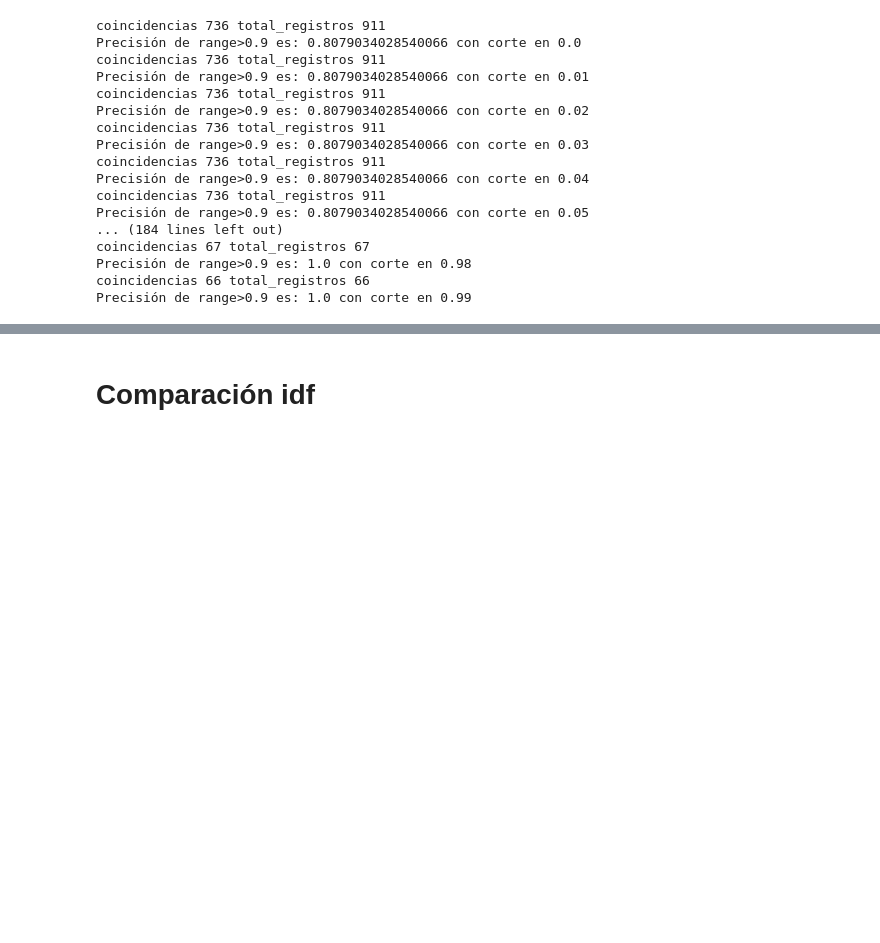
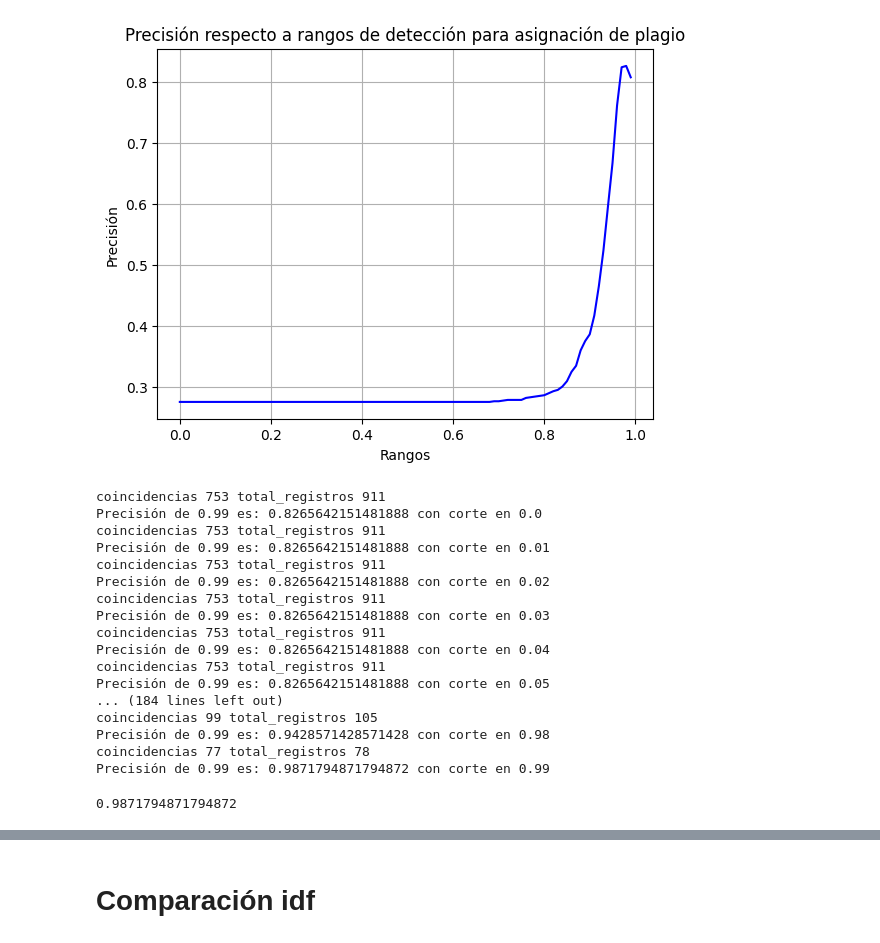
Before and after one commit to DiegoPad2001/PlagiarismDetectorML, a Jupyter notebook: DistProb.ipynb, the cells around one changed output, grey strips where cells are left out. Cells and saved outputs as stored; diff of their text form; code cells hidden in the pictures; blank space fills up the shorter version.

Commit message:
Add graphics

```diff
--- a/DistProb.ipynb
+++ b/DistProb.ipynb
@@ -78,9 +78,9 @@ def asignar_verdict(level, result):
     else:
         return 0
 # %%
-for i in range(10):
-    name = "range>0." + str(i)
-    level = i/10
+for i in range(100):
+    name = str(i/100)
+    level = i/100
     data[name] = data['ResulComp'].apply(lambda x: asignar_verdict(level,x))
 # %%
 total_registros = len(data)
@@ -103,29 +125,59 @@ Precisión de range>0.9 es: 0.8079034028540066
+# %%
+import matplotlib.pyplot as plt
+
+# Datos de ejemplo
+x = rangos
+y = precisiones_rangos
+
+# Crear el gráfico
+plt.plot(x, y, color='blue')
+
+# Establecer título y etiquetas de los ejes
+plt.title("Precisión respecto a rangos de detección para asignación de plagio")
+plt.xlabel('Rangos')
+plt.ylabel('Precisión')
+
+plt.grid(True)
+
+
+# Mostrar el gráfico
+plt.show()
+# %% [output]
+[figure, added]
 # %%
 datap = data
 # %%
 i = 1
+precisiones = []
+cortes = []
 for i in range(100):
     datap = datap[datap["ResulComp"]>(i/100)]
     total_registros = len(datap)
-    coincidencias = (datap['verdict'] == datap["range>0.9"]).sum()
+    coincidencias = (datap['verdict'] == datap[indice]).sum()
     precision = coincidencias / total_registros
+    precisiones.append(precision)
+    cortes.append(i/100)
     print("coincidencias",coincidencias,"total_registros",total_registros)
     print("Precisión de", name, "es:", precision, "con corte en", (i/100))
 # %% [output]
-coincidencias 736 total_registros 911
-Precisión de range>0.9 es: 0.8079034028540066 con corte en 0.0
-coincidencias 736 total_registros 911
-Precisión de range>0.9 es: 0.8079034028540066 con corte en 0.01
-coincidencias 736 total_registros 911
-Precisión de range>0.9 es: 0.8079034028540066 con corte en 0.02
-coincidencias 736 total_registros 911
-Precisión de range>0.9 es: 0.8079034028540066 con corte en 0.03
-coincidencias 736 total_registros 911
-Precisión de range>0.9 es: 0.8079034028540066 con corte en 0.04
-coincidencias 736 total_registros 911
-Precisión de range>0.9 es: 0.8079034028540066 con corte en 0.05
+coincidencias 753 total_registros 911
+Precisión de 0.99 es: 0.8265642151481888 con corte en 0.0
+coincidencias 753 total_registros 911
+Precisión de 0.99 es: 0.8265642151481888 con corte en 0.01
+coincidencias 753 total_registros 911
+Precisión de 0.99 es: 0.8265642151481888 con corte en 0.02
+coincidencias 753 total_registros 911
+Precisión de 0.99 es: 0.8265642151481888 con corte en 0.03
+coincidencias 753 total_registros 911
+Precisión de 0.99 es: 0.8265642151481888 con corte en 0.04
+coincidencias 753 total_registros 911
+Precisión de 0.99 es: 0.8265642151481888 con corte en 0.05
 ... (184 lines left out)
-coincidencias 67 total_registros 67
-Precisión de range>0.9 es: 1.0 con corte en 0.98
-coincidencias 66 total_registros 66
-Precisión de range>0.9 es: 1.0 con corte en 0.99
+coincidencias 99 total_registros 105
+Precisión de 0.99 es: 0.9428571428571428 con corte en 0.98
+coincidencias 77 total_registros 78
+Precisión de 0.99 es: 0.9871794871794872 con corte en 0.99
+# %%
+max(precisiones)
+# %% [output]
+0.9871794871794872
```
Also changed, not shown: parts of 11 cells of this notebook, 4 other files.
